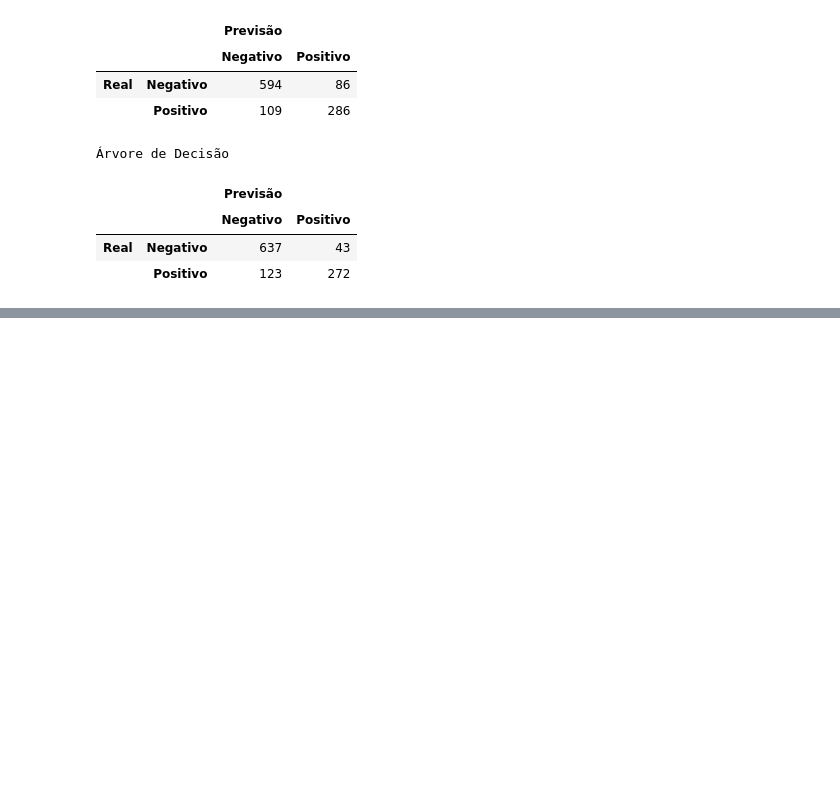
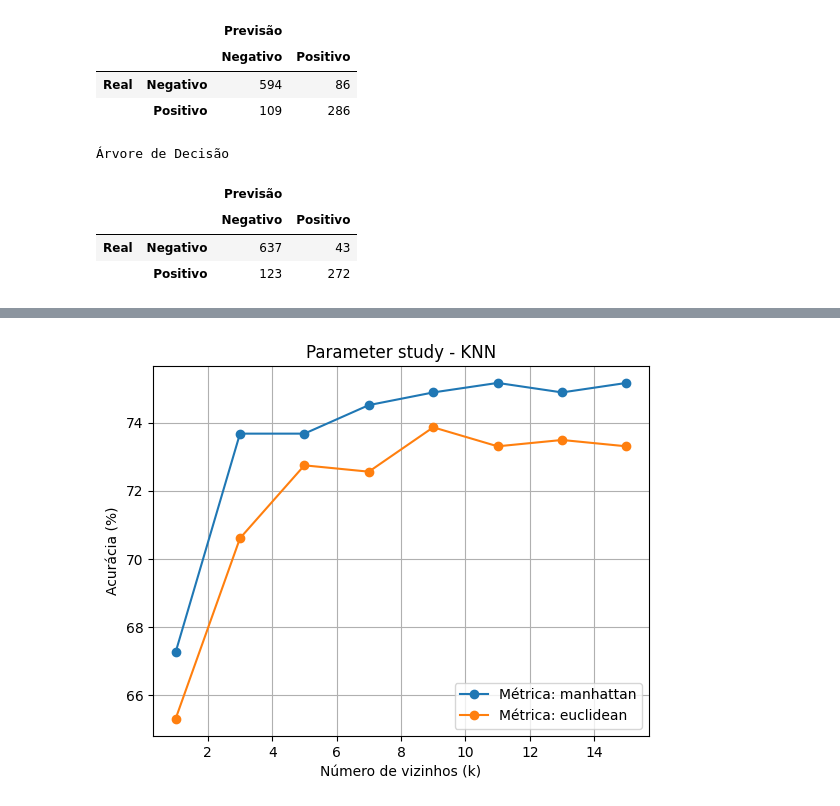
Before and after one commit to gdalpiann/alzheimer_clf, a Jupyter notebook: alzheimer.ipynb, the cells around one changed output, grey strips where cells are left out. Cells and saved outputs as stored; diff of their text form; code cells hidden in the pictures; blank space fills up the shorter version.

```diff
--- a/alzheimer.ipynb
+++ b/alzheimer.ipynb
@@ -145,3 +146,15 @@ Rede Multicamadas
 |  |  | Negativo | Positivo |
 | Real | Negativo | 637 | 43 |
 |  | Positivo | 123 | 272 |
+# %%
+# Função genérica para treinar e avaliar qualquer modelo
+
+def avaliar_modelo(nome, modelo, X_train, y_train, X_test, y_test, mostrar=True):
+    modelo.fit(X_train, y_train)
+    y_pred = modelo.predict(X_test)
+    acc = accuracy_score(y_test, y_pred) * 100
+
+    if mostrar:
+        print(f"{nome} - acurácia: {acc:.2f}%")
+
+    return acc, y_pred
@@ -147,0 +217,18 @@ Rede Multicamadas
+# %%
+# Garantir índice resetado (opcional, só pra ficar bonito)
+df_knn_plot = df_resultados_knn.reset_index(drop=True)
+
+plt.figure()
+for metrica in df_knn_plot['metrica'].unique():
+    # ordenar por k dentro de cada métrica
+    subset = df_knn_plot[df_knn_plot['metrica'] == metrica].sort_values('k')
+    plt.plot(subset['k'], subset['acuracia'], marker='o', label=f"Métrica: {metrica}")
+
+plt.xlabel("Número de vizinhos (k)")
+plt.ylabel("Acurácia (%)")
+plt.title("Parameter study - KNN")
+plt.grid(True)
+plt.legend()
+plt.show()
+# %% [output]
+[figure, added]
```
Also changed, not shown: parts of 7 cells of this notebook.
